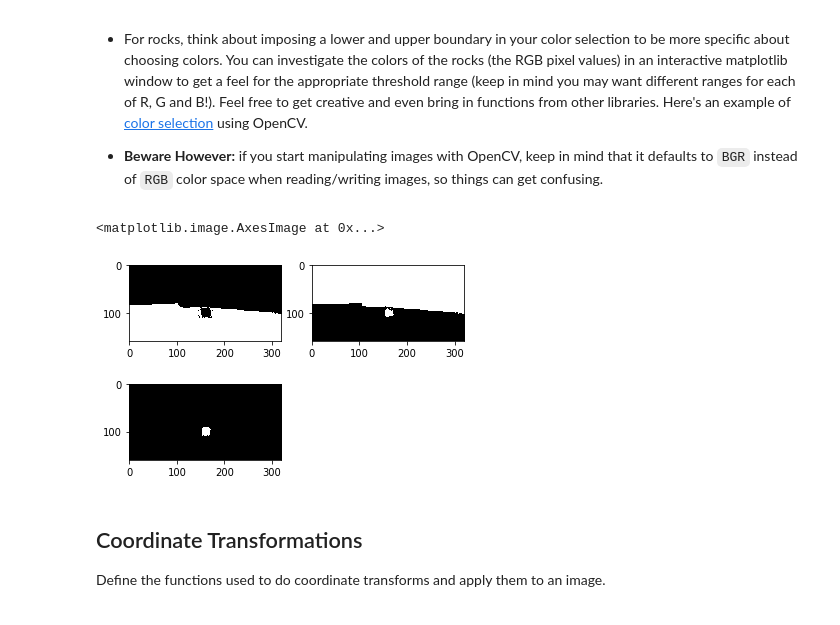
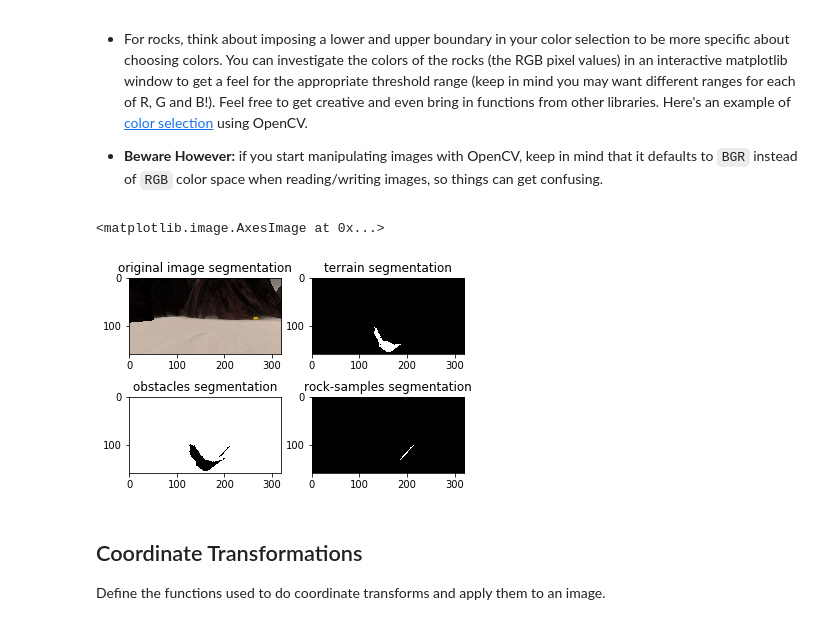
Before and after one commit to wpumacay/RoboND-Rover-Project, a Jupyter notebook: code/Rover_Project_Test_Notebook.ipynb, the cells around one changed output. Cells and saved outputs as stored; diff of their text form; code cells hidden in the pictures.

```diff
--- a/code/Rover_Project_Test_Notebook.ipynb
+++ b/code/Rover_Project_Test_Notebook.ipynb
@@ -126,46 +134,64 @@ def color_thresh(img, rgb_thresh=(160, 160, 160)):
     # above_thresh will now contain a boolean array with "True"
     # where threshold was met
     above_thresh = (img[:,:,0] > rgb_thresh[0]) \
                 & (img[:,:,1] > rgb_thresh[1]) \
                 & (img[:,:,2] > rgb_thresh[2])
     # Index the array of zeros with the boolean array and set to 1
     color_select[above_thresh] = 1
     # Return the binary image
     return color_select
 
+## RGB color thresholding, based on this opencv tutorial
+## https://docs.opencv.org/3.2.0/df/d9d/tutorial_py_colorspaces.html
+def rgb_thresh( img, lo, hi ) :
+    _res = cv2.inRange( img, lo, hi )
+    return _res
+
+## HSV color thresholding, based on this opencv tutorial
+## https://docs.opencv.org/3.2.0/df/d9d/tutorial_py_colorspaces.html
 def hsv_thresh( img, lo, hi ) :
     _img_hsv = cv2.cvtColor( img, cv2.COLOR_BGR2HSV )
     _res = cv2.inRange( _img_hsv, lo, hi )
     return _res
 
 # ranges for terrain segmentation
-g_hsv_threshold_terrain_lo = np.array( [ 0, 28, 184 ] )
-g_hsv_threshold_terrain_hi = np.array( [ 138, 60, 255 ] )
+g_rgb_threshold_terrain_lo = np.array( [ 160, 160, 160 ] )
+g_rgb_threshold_terrain_hi = np.array( [ 255, 255, 255 ] )
+
 # ranges for obstacle segmentation
-g_hsv_threshold_obstacles_lo = np.array( [ 0, 0, 0 ] )
-g_hsv_threshold_obstacles_hi = np.array( [ 220, 255, 181 ] )
-# ranges for rock segmentation
-g_hsv_threshold_rock_lo = np.array( [ 20, 98, 40 ] )
-g_hsv_threshold_rock_hi = np.array( [ 100, 255, 255 ] )
+g_rgb_threshold_obstacles_lo = np.array( [ 0, 0, 0 ] )
+g_rgb_threshold_obstacles_hi = np.array( [ 160, 160, 160 ] )
+
+# ranges for rock-sample segmentation
+g_hsv_threshold_rock_lo = np.array( [ 50, 98, 150 ] )
+g_hsv_threshold_rock_hi = np.array( [ 140, 255, 255 ] )
 
 #threshed = color_thresh(warped)
 #plt.imshow(threshed, cmap='gray')
+example_rock = '../calibration_images/example_rock3.jpg'
+rock_img = mpimg.imread(example_rock)
 
-__img_threshed_rocks     = hsv_thresh( rock_img, g_hsv_threshold_rock_lo, g_hsv_threshold_rock_hi )
-__img_threshed_terrain   = hsv_thresh( rock_img, g_hsv_threshold_terrain_lo, g_hsv_threshold_terrain_hi )
-__img_threshed_obstacles = hsv_thresh( rock_img, g_hsv_threshold_obstacles_lo, g_hsv_threshold_obstacles_hi )
+__img_threshed_rocks     = hsv_thresh( perspect_transform( rock_img, source, destination ), g_hsv_threshold_rock_lo, g_hsv_threshold_rock_hi )
+__img_threshed_terrain   = rgb_thresh( perspect_transform( rock_img, source, destination ), g_rgb_threshold_terrain_lo, g_rgb_threshold_terrain_hi )
+__img_threshed_obstacles = rgb_thresh( perspect_transform( rock_img, source, destination ), g_rgb_threshold_obstacles_lo, g_rgb_threshold_obstacles_hi )
 
 
 plt.subplot( 221 )
+plt.title( 'original image segmentation' )
+plt.imshow( rock_img )
+plt.subplot( 222 )
+plt.title( 'terrain segmentation' )
 plt.imshow( __img_threshed_terrain, cmap='gray' )
-plt.subplot( 222 )
+plt.subplot( 223 )
+plt.title( 'obstacles segmentation' )
 plt.imshow( __img_threshed_obstacles, cmap='gray' )
-plt.subplot( 223 )
+plt.subplot( 224 )
+plt.title( 'rock-samples segmentation' )
 plt.imshow( __img_threshed_rocks, cmap='gray' )
 #scipy.misc.imsave('../output/warped_threshed.jpg', threshed*255)
 # %% [output]
 <matplotlib.image.AxesImage at 0x...>
-[figure, old version]
+[figure, new version]
 # %% [markdown]
 ## Coordinate Transformations
 Define the functions used to do coordinate transforms and apply them to an image.
```
Also changed, not shown: parts of 6 cells of this notebook, 8 other files.
